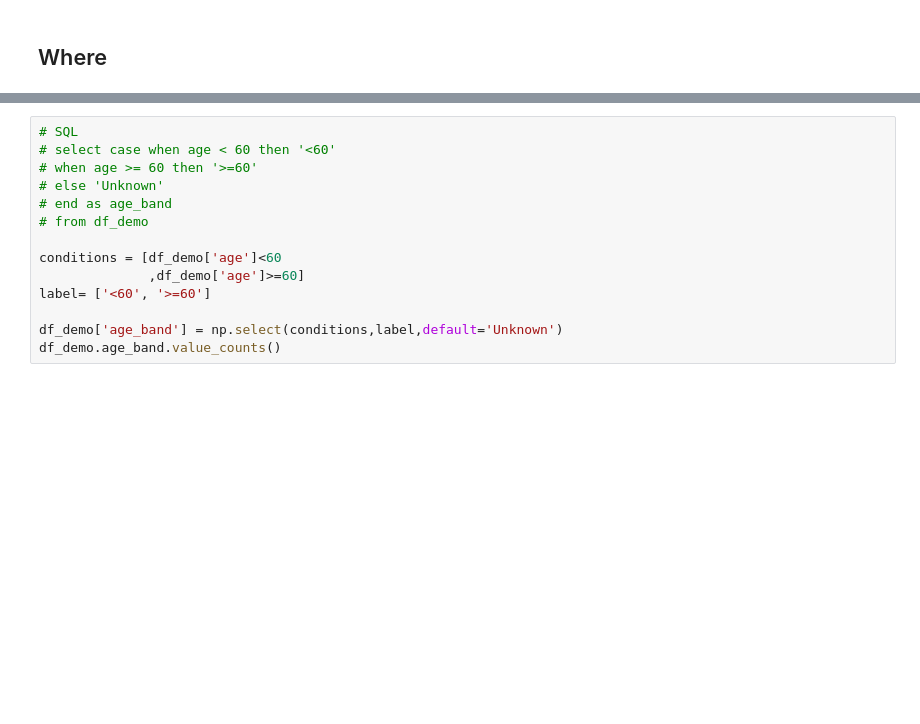
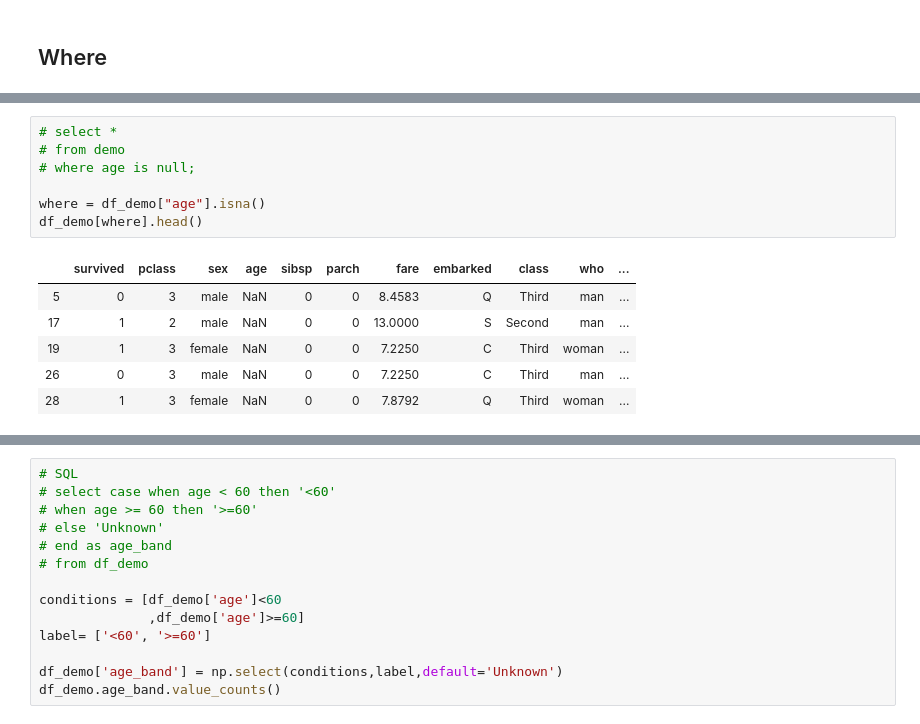
Before and after one commit to raysunau/python_data_analytics, a Jupyter notebook: Python_pandas_SQL.ipynb, the cells around one changed output, grey strips where cells are left out. Drawn from its saved outputs; the diff is of its cells as text; blank space fills up the shorter version.

Commit message:
add where case study

```diff
--- a/Python_pandas_SQL.ipynb
+++ b/Python_pandas_SQL.ipynb
@@ -101,0 +148,14 @@ df_demo[['sex','age']].
+# %%
+# select *
+# from demo
+# where age is null;
+
+where = df_demo["age"].isna()
+df_demo[where].head()
+# %% [output]
+|  | survived | pclass | sex | age | sibsp | parch | fare | embarked | class | who | ... |
+| 5 | 0 | 3 | male | NaN | 0 | 0 | 8.4583 | Q | Third | man | ... |
+| 17 | 1 | 2 | male | NaN | 0 | 0 | 13.0000 | S | Second | man | ... |
+| 19 | 1 | 3 | female | NaN | 0 | 0 | 7.2250 | C | Third | woman | ... |
+| 26 | 0 | 3 | male | NaN | 0 | 0 | 7.2250 | C | Third | man | ... |
+| 28 | 1 | 3 | female | NaN | 0 | 0 | 7.8792 | Q | Third | woman | ... |
```
Also changed, not shown: parts of 5 cells of this notebook.
